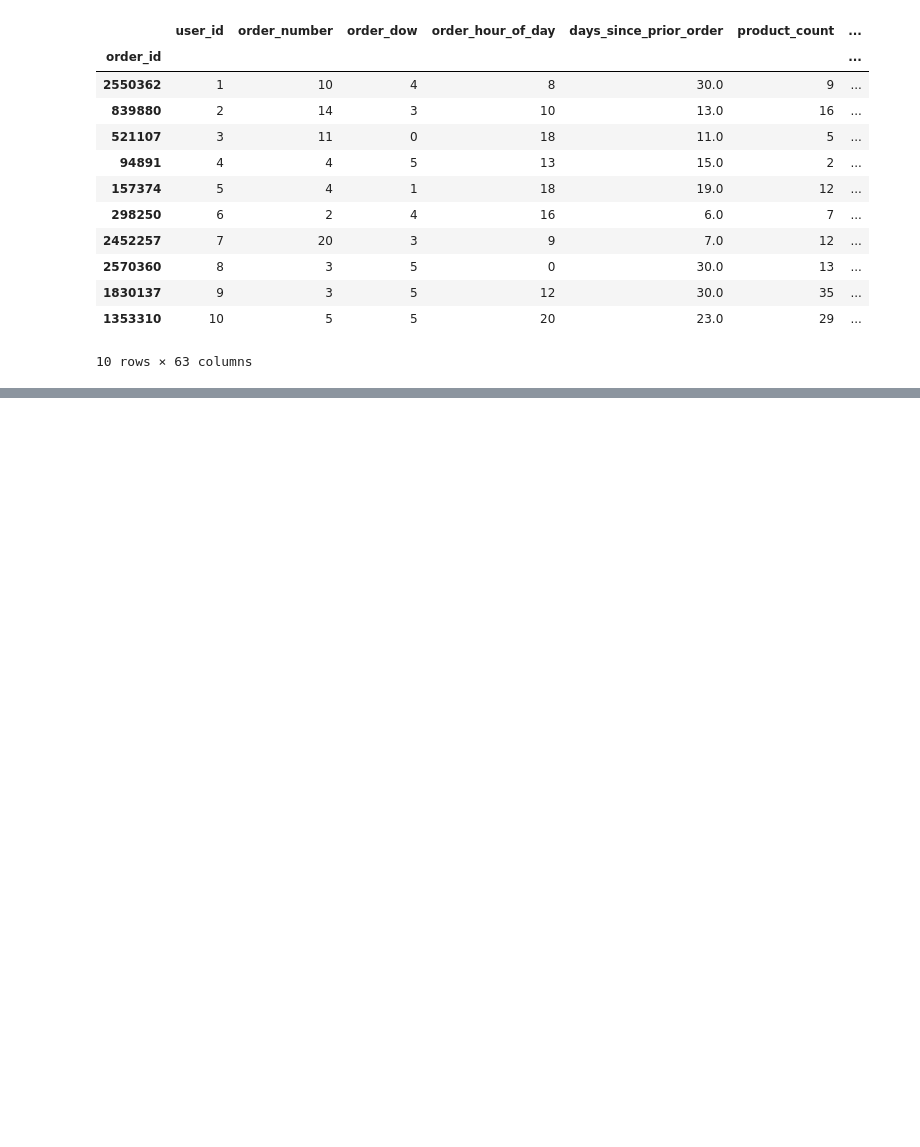
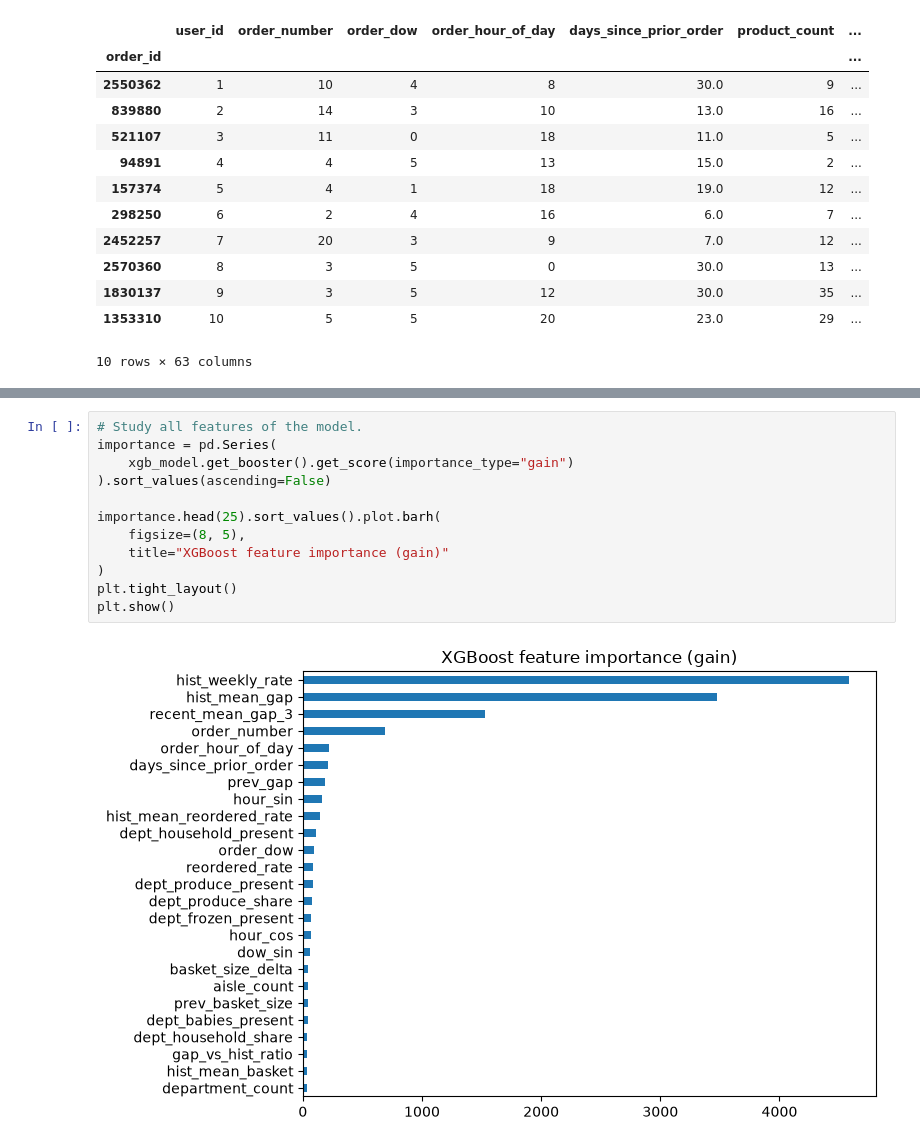
Before and after one commit to blottb7/instacart, a Jupyter notebook: notebooks/02_full_data/ben_full_data_modeling_2.ipynb, the cells around one changed output, grey strips where cells are left out. Drawn from its saved outputs; the diff is of its cells as text; blank space fills up the shorter version.

```diff
--- a/notebooks/02_full_data/ben_full_data_modeling_2.ipynb
+++ b/notebooks/02_full_data/ben_full_data_modeling_2.ipynb
@@ -325,0 +519,14 @@ np.float64(0.7052892938717514)
+# %%
+# Study all features of the model.
+importance = pd.Series(
+    xgb_model.get_booster().get_score(importance_type="gain")
+).sort_values(ascending=False)
+
+importance.head(25).sort_values().plot.barh(
+    figsize=(8, 5),
+    title="XGBoost feature importance (gain)"
+)
+plt.tight_layout()
+plt.show()
+# %% [output]
+[figure, added]
```
Also changed, not shown: parts of 14 cells of this notebook.
